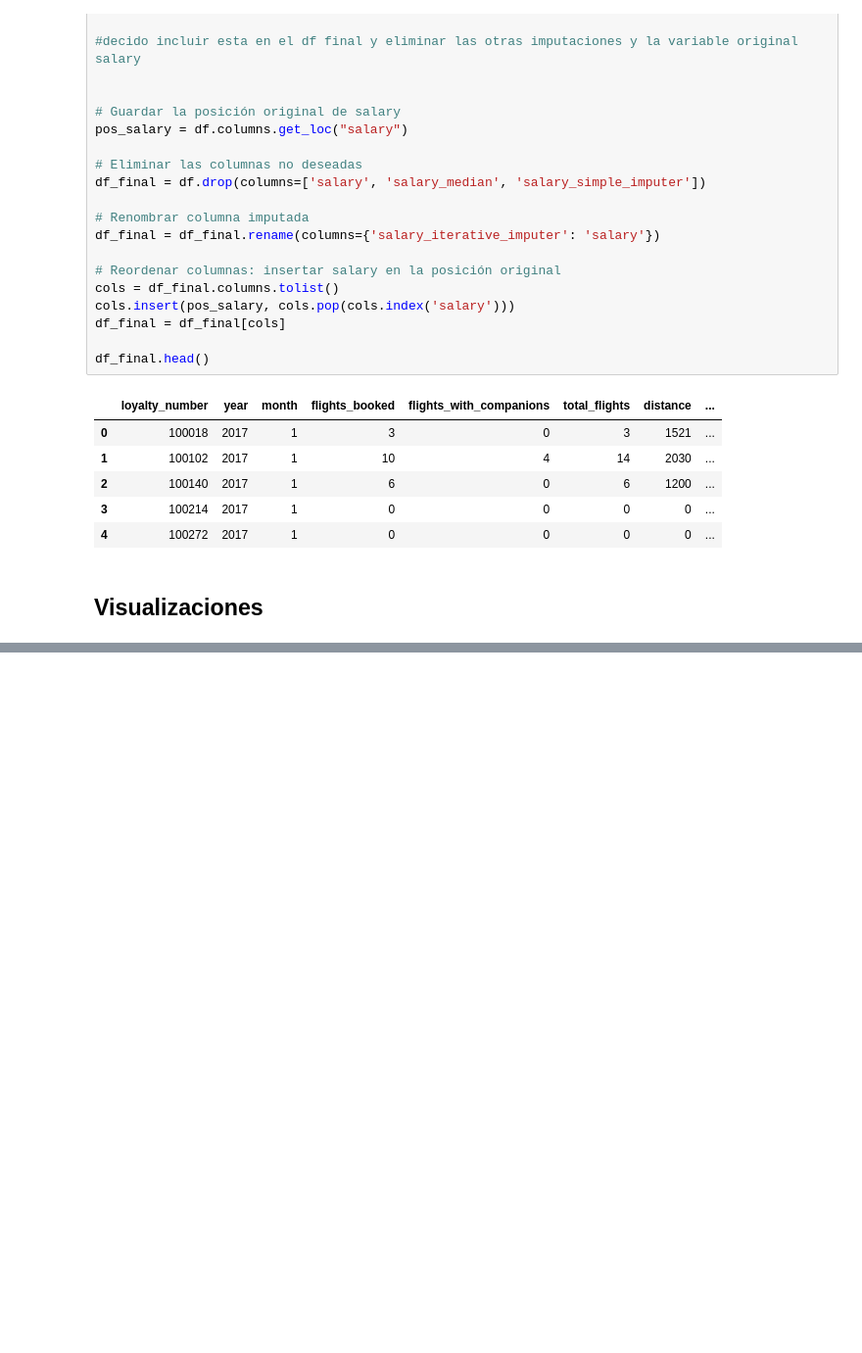
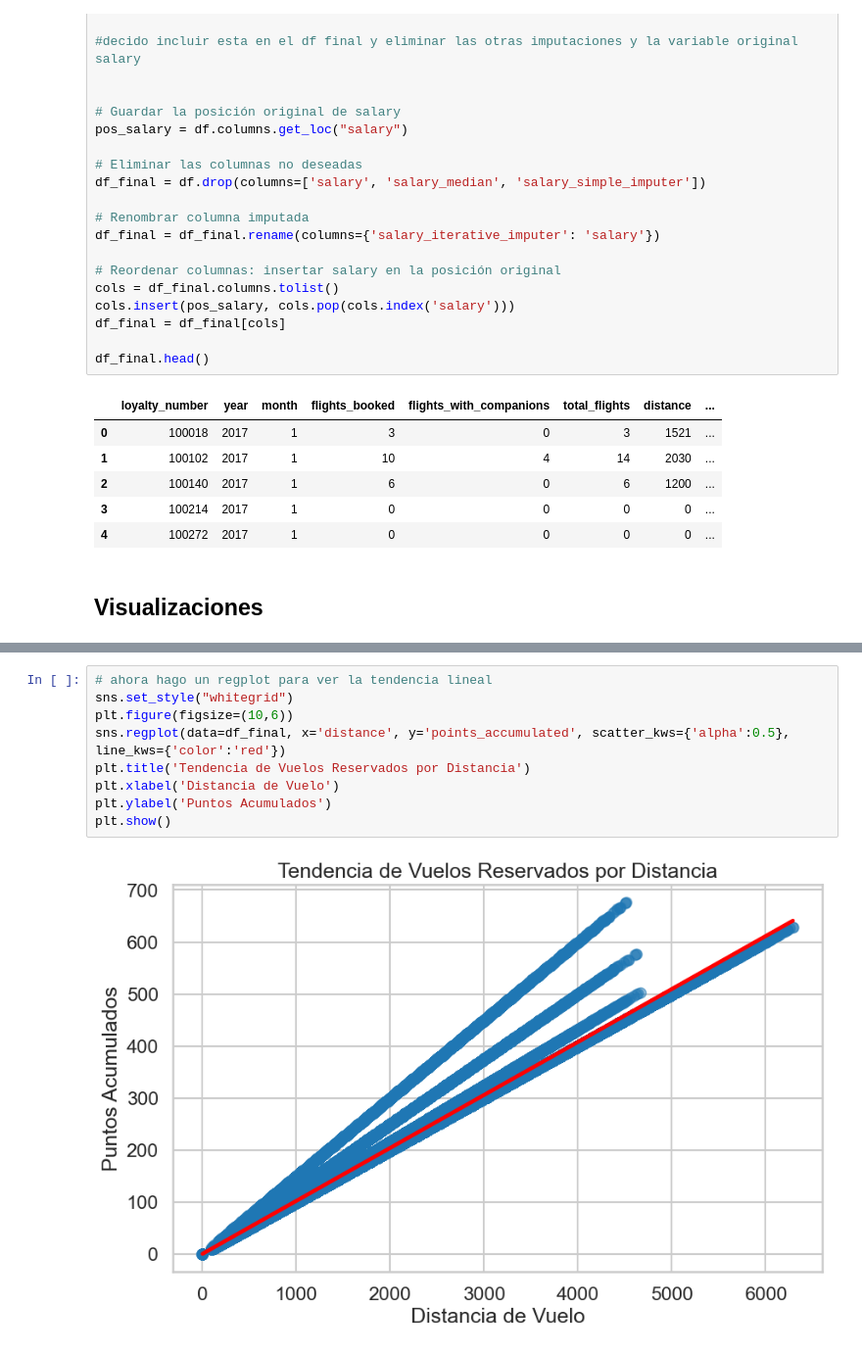
Before and after one commit to Adalab/bda-modulo-3-evaluacion-final-juliabeco, a Jupyter notebook: evaluacionM3.ipynb, the cells around one changed output, grey strips where cells are left out. Shown at 98% size. Cells and saved outputs as stored; diff of their text form; blank space fills up the shorter version.

```diff
--- a/evaluacionM3.ipynb
+++ b/evaluacionM3.ipynb
@@ -645,0 +781,11 @@ df_final.head()
+# %%
+# ahora hago un regplot para ver la tendencia lineal
+sns.set_style("whitegrid")
+plt.figure(figsize=(10,6))
+sns.regplot(data=df_final, x='distance', y='points_accumulated', scatter_kws={'alpha':0.5},  line_kws={'color':'red'})
+plt.title('Tendencia de Vuelos Reservados por Distancia')
+plt.xlabel('Distancia de Vuelo')
+plt.ylabel('Puntos Acumulados')
+plt.show()
+# %% [output]
+[figure, added]
```
Also changed, not shown: parts of 25 cells of this notebook.
